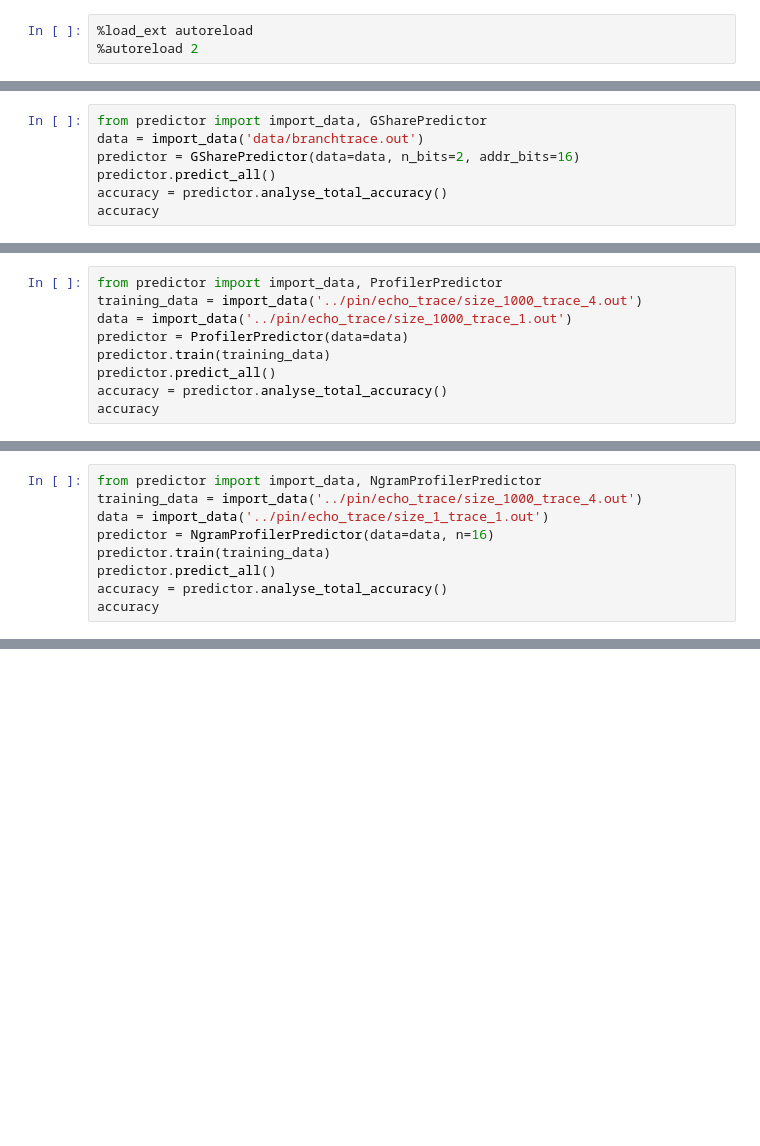
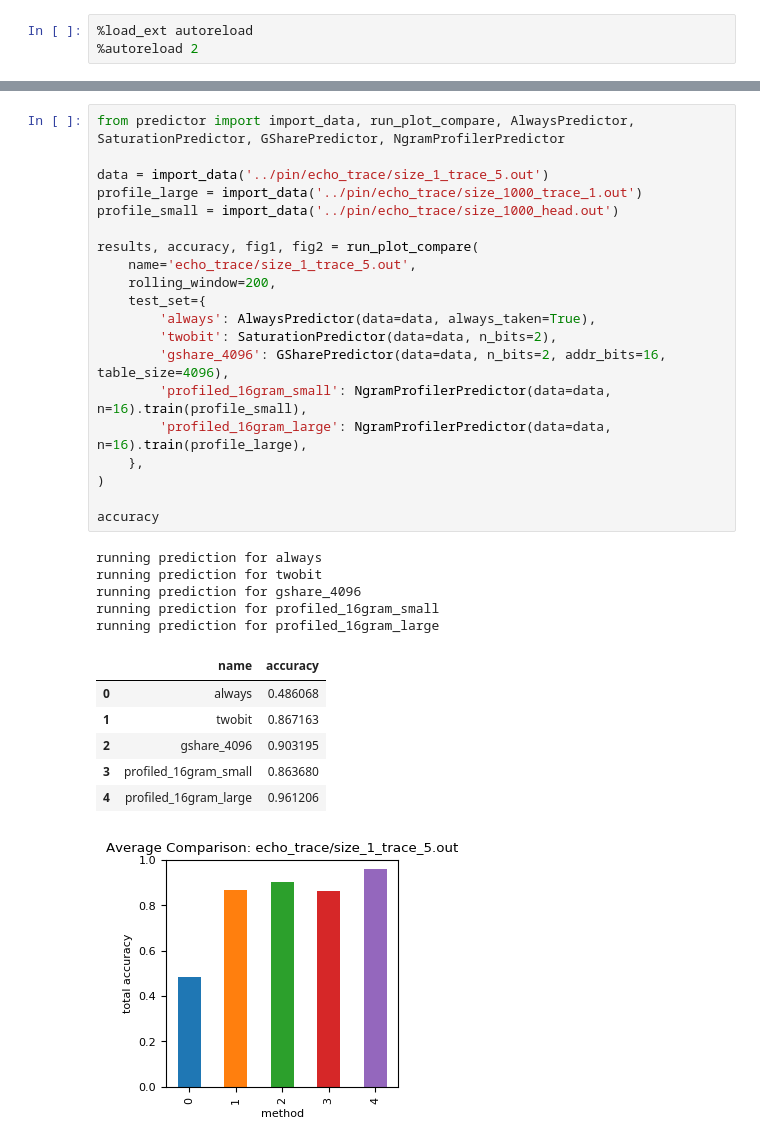
Before and after one commit to samwalls/branch-predictor, a Jupyter notebook: analysis/report.ipynb, the cells around one changed output, grey strips where cells are left out. Cells and saved outputs as stored; diff of their text form; blank space fills up the shorter version.

Commit message:
add report, basic data set, and update data generation files

```diff
--- a/analysis/report.ipynb
+++ b/analysis/report.ipynb
@@ -28,7 +93,0 @@ accuracy
-# %%
-from predictor import import_data, GSharePredictor
-data = import_data('data/branchtrace.out')
-predictor = GSharePredictor(data=data, n_bits=2, addr_bits=16)
-predictor.predict_all()
-accuracy = predictor.analyse_total_accuracy()
-accuracy
@@ -37,9 +93,0 @@ accuracy
-# %%
-from predictor import import_data, ProfilerPredictor
-training_data = import_data('../pin/echo_trace/size_1000_trace_4.out')
-data = import_data('../pin/echo_trace/size_1000_trace_1.out')
-predictor = ProfilerPredictor(data=data)
-predictor.train(training_data)
-predictor.predict_all()
-accuracy = predictor.analyse_total_accuracy()
-accuracy
@@ -48,9 +93,0 @@ accuracy
-# %%
-from predictor import import_data, NgramProfilerPredictor
-training_data = import_data('../pin/echo_trace/size_1000_trace_4.out')
-data = import_data('../pin/echo_trace/size_1_trace_1.out')
-predictor = NgramProfilerPredictor(data=data, n=16)
-predictor.train(training_data)
-predictor.predict_all()
-accuracy = predictor.analyse_total_accuracy()
-accuracy
@@ -58,0 +152,33 @@ accuracy
+# %%
+from predictor import import_data, run_plot_compare, AlwaysPredictor, SaturationPredictor, GSharePredictor, NgramProfilerPredictor
+
+data = import_data('../pin/echo_trace/size_1_trace_5.out')
+profile_large = import_data('../pin/echo_trace/size_1000_trace_1.out')
+profile_small = import_data('../pin/echo_trace/size_1000_head.out')
+
+results, accuracy, fig1, fig2 = run_plot_compare(
+    name='echo_trace/size_1_trace_5.out',
+    rolling_window=200,
+    test_set={
+        'always': AlwaysPredictor(data=data, always_taken=True),
+        'twobit': SaturationPredictor(data=data, n_bits=2),
+        'gshare_4096': GSharePredictor(data=data, n_bits=2, addr_bits=16, table_size=4096),
+        'profiled_16gram_small': NgramProfilerPredictor(data=data, n=16).train(profile_small),
+        'profiled_16gram_large': NgramProfilerPredictor(data=data, n=16).train(profile_large),
+    },
+)
+
+accuracy
+# %% [output]
+running prediction for always
+running prediction for twobit
+running prediction for gshare_4096
+running prediction for profiled_16gram_small
+running prediction for profiled_16gram_large
+|  | name | accuracy |
+| 0 | always | 0.486068 |
+| 1 | twobit | 0.867163 |
+| 2 | gshare_4096 | 0.903195 |
+| 3 | profiled_16gram_small | 0.863680 |
+| 4 | profiled_16gram_large | 0.961206 |
+[figure, added]
```
Also changed, not shown: parts of 35 cells of this notebook, 6 other files.
